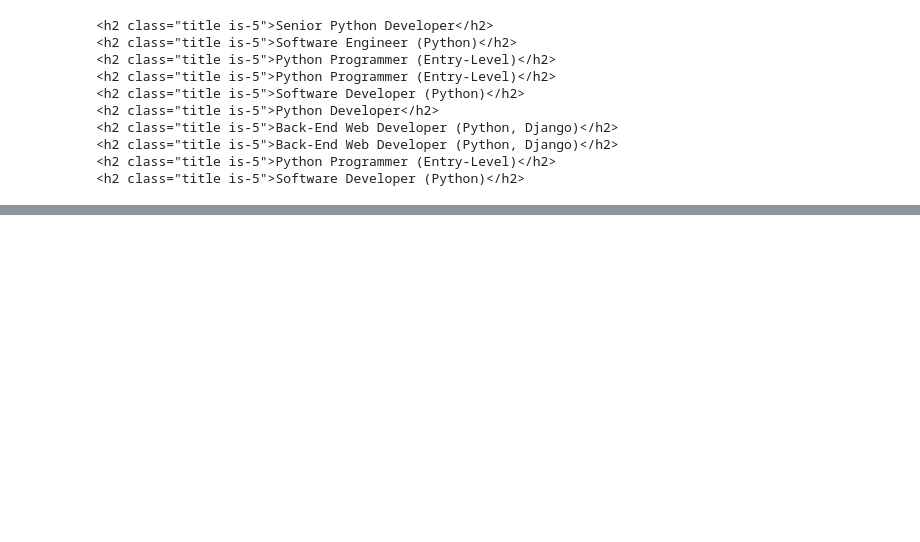
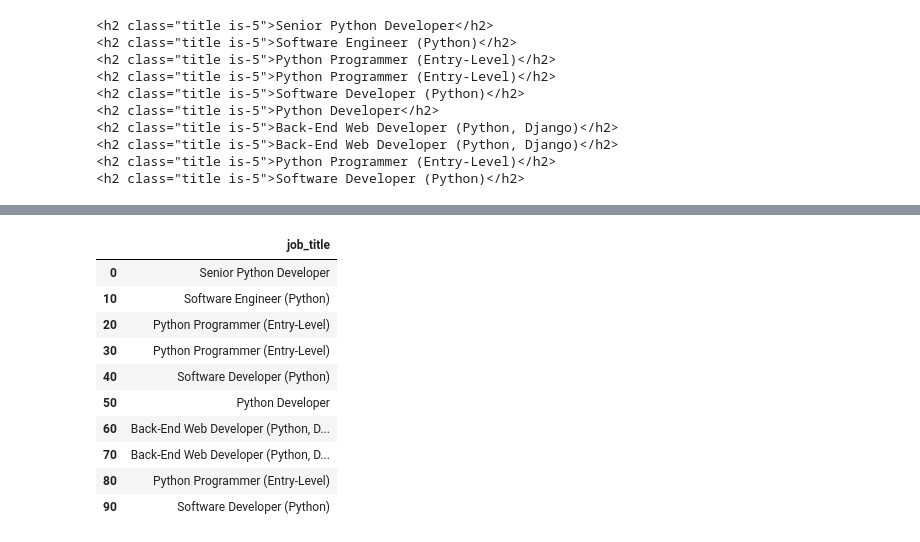
Before and after one commit to GALACICEK/DataScience, a Jupyter notebook: 4-group-exercises.ipynb, the cells around one changed output, grey strips where cells are left out. Cells and saved outputs as stored; diff of their text form; code cells hidden in the pictures; blank space fills up the shorter version.

```diff
--- a/4-group-exercises.ipynb
+++ b/4-group-exercises.ipynb
@@ -279,0 +345,7 @@ for job in python_jobs:
+# %%
+jobs_list = []
+for job_element in job_elemants:
+    title_element = job_element.find("h2", class_="title")
+    job_title = title_element.text.strip()
+    print(job_title)
+    jobs_list.append(job_title)
@@ -279,0 +374,2 @@ for job in python_jobs:
+# %%
+df =pd.DataFrame(jobs_list, columns = ['job_title'])
@@ -279,0 +426,14 @@ for job in python_jobs:
+# %%
+df[df['job_title'].str.lower().str.contains("python")]
+# %% [output]
+|  | job_title |
+| 0 | Senior Python Developer |
+| 10 | Software Engineer (Python) |
+| 20 | Python Programmer (Entry-Level) |
+| 30 | Python Programmer (Entry-Level) |
+| 40 | Software Developer (Python) |
+| 50 | Python Developer |
+| 60 | Back-End Web Developer (Python, D... |
+| 70 | Back-End Web Developer (Python, D... |
+| 80 | Python Programmer (Entry-Level) |
+| 90 | Software Developer (Python) |
```
Also changed, not shown: parts of 22 cells of this notebook.
